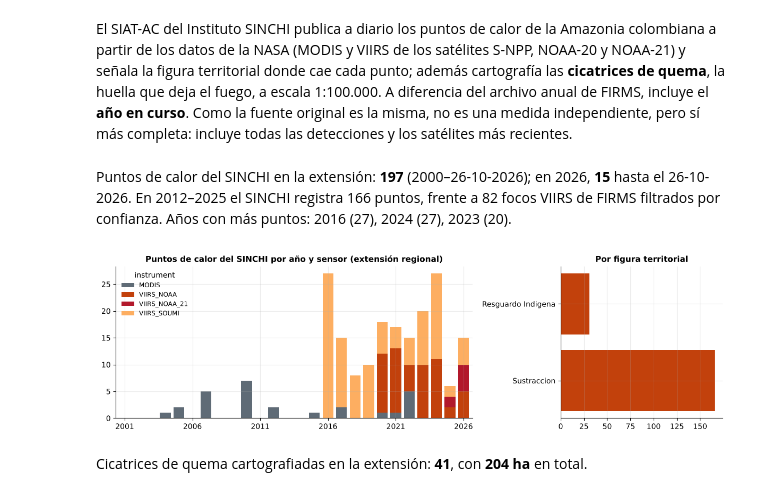
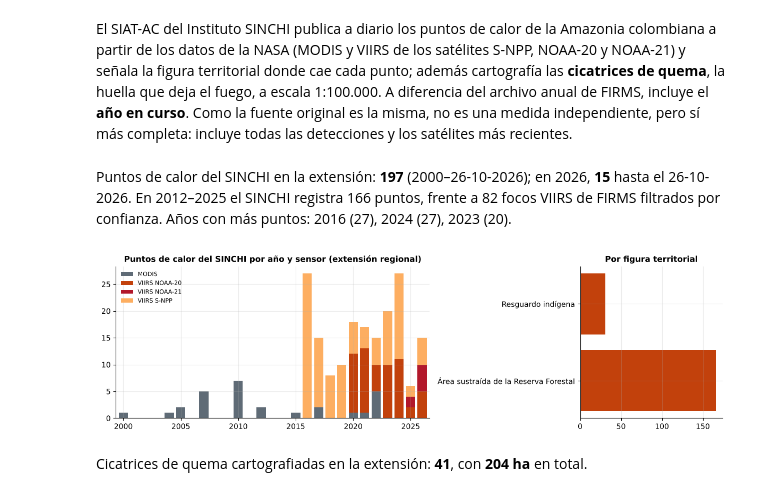
Before and after one commit to mromerot/leticia, a Jupyter notebook: book/03_analisis/35_incendios/b_amenaza.ipynb, the cells around one changed output. Saved outputs shown, nothing was run; the diff lists cells and outputs as text; code cells hidden in the pictures.

```diff
--- a/book/03_analisis/35_incendios/b_amenaza.ipynb
+++ b/book/03_analisis/35_incendios/b_amenaza.ipynb
@@ -109,27 +109,29 @@ independiente, pero sí más completa: incluye todas las detecciones y los saté
 # %%
 sinchi = fuentes.siatac("siatac_puntos_calor")
 sinchi["anio"] = sinchi["acq_date"].dt.year
-anios_s = range(2001, int(sinchi["anio"].max()) + 1)
+sinchi[["instrument", "leyenda"]] = sinchi[["instrument", "leyenda"]].replace(pi["etiquetas_siatac"])
+anios_s = range(int(sinchi["anio"].min()), int(sinchi["anio"].max()) + 1)
 por_sensor = sinchi.groupby(["anio", "instrument"]).size().unstack(fill_value=0).reindex(anios_s, fill_value=0)
 fig, ax = plt.subplots(1, 2, figsize=(12, 3.6), gridspec_kw={"width_ratios": [2.2, 1]})
 por_sensor.plot.bar(stacked=True, ax=ax[0], width=0.8, color=[viz.GRIS, viz.CALOR, viz.ROJO, "#fdae61"][:por_sensor.shape[1]])
 ax[0].set_xticks(range(0, len(anios_s), 5)); ax[0].set_xticklabels(list(anios_s)[::5], rotation=0)
 ax[0].set_xlabel("")
+ax[0].legend(fontsize=8)
 ax[0].set_title("Puntos de calor del SINCHI por año y sensor (extensión regional)")
 figura = sinchi["leyenda"].fillna("sin figura").value_counts()
 ax[1].barh(figura.index, figura.values, color=viz.CALOR)
 ax[1].set_title("Por figura territorial")
 fig.tight_layout()
 ultimo = sinchi["acq_date"].max()
 comun = range(2012, 2026)
 display(Markdown(f"Puntos de calor del SINCHI en la extensión: **{len(sinchi)}** ({sinchi['acq_date'].min():%Y}–{ultimo:%d-%m-%Y}); "
                  f"en {ultimo:%Y}, **{int((sinchi['anio'] == ultimo.year).sum())}** hasta el {ultimo:%d-%m-%Y}. En 2012–2025 el SINCHI registra "
                  f"{int(por_sensor.loc[list(comun)].sum().sum())} puntos, frente a {int(anual.loc[list(comun), 'VIIRS (375 m)'].sum())} focos VIIRS de "
                  "FIRMS filtrados por confianza. Años con más puntos: "
                  + ", ".join(f"{a} ({v})" for a, v in por_sensor.sum(axis=1).nlargest(3).items()) + "."))
 # %% [output]
 Puntos de calor del SINCHI en la extensión: **197** (2000–26-10-2026); en 2026, **15** hasta el 26-10-2026. En 2012–2025 el SINCHI registra 166 puntos, frente a 82 focos VIIRS de FIRMS filtrados por confianza. Años con más puntos: 2016 (27), 2024 (27), 2023 (20).
-[figure, old version]
+[figure, new version]
 # %%
 ciq = fuentes.siatac("siatac_cicatrices")
 fig, ax = plt.subplots(figsize=(9, 6.6))
```
Also changed, not shown: 1 other file.
